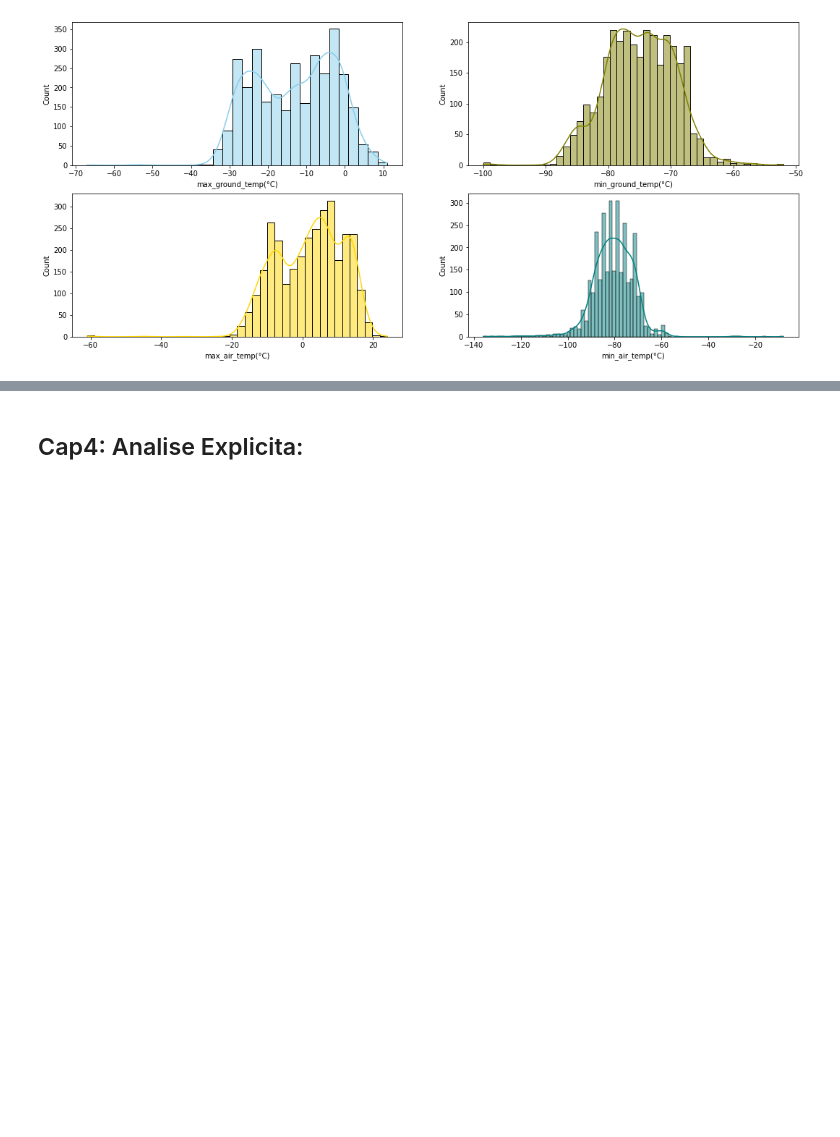
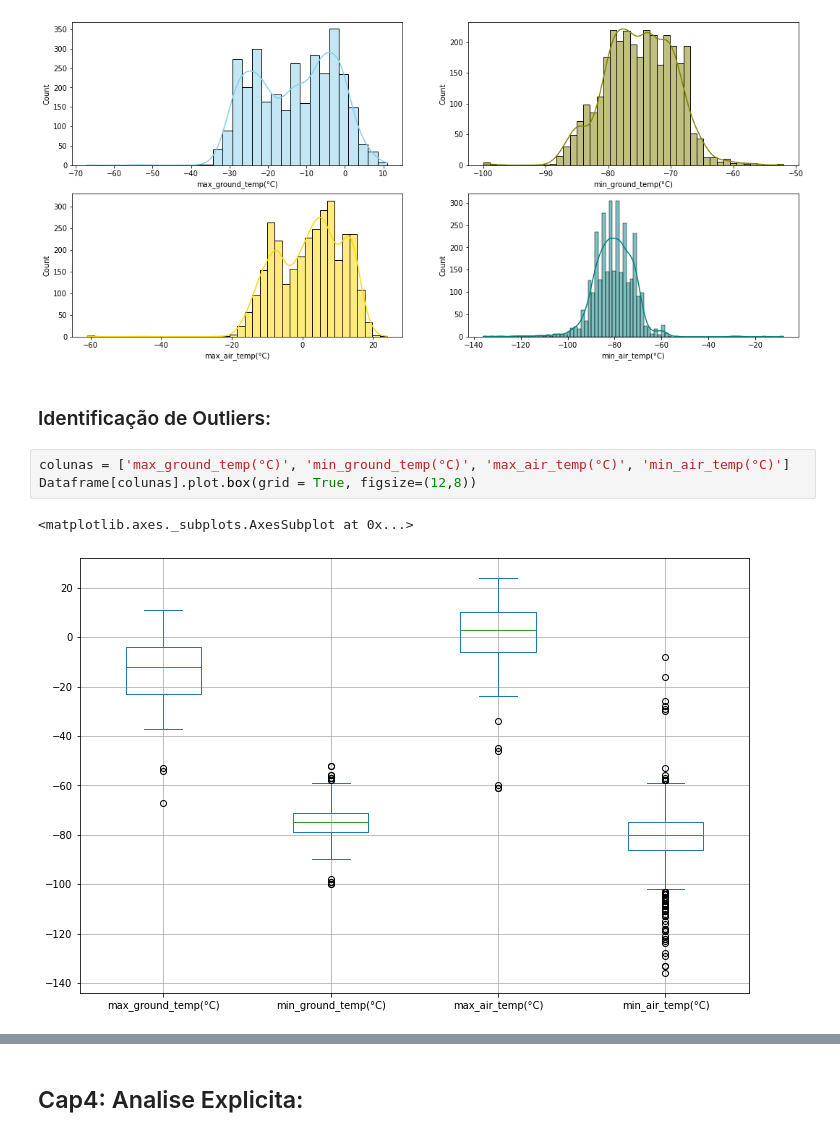
Before and after one commit to Gus-1003/DataScience, a Jupyter notebook: Análise_Dataset_REMS_Mars/Av3_Ciência_de_dados.ipynb, the cells around one changed output, grey strips where cells are left out. Saved outputs shown, nothing was run; the diff lists cells and outputs as text; blank space fills up the shorter version.

```diff
--- a/Análise_Dataset_REMS_Mars/Av3_Ciência_de_dados.ipynb
+++ b/Análise_Dataset_REMS_Mars/Av3_Ciência_de_dados.ipynb
@@ -223,3 +228,11 @@ sb.histplot(data=Dataframe, x='min_air_temp(°C)', kde=True, color="teal", ax=ax
 plt.show()
 # %% [output]
 [figure]
+# %% [markdown]
+### Identificação de Outliers:
+# %%
+colunas = ['max_ground_temp(°C)', 'min_ground_temp(°C)', 'max_air_temp(°C)', 'min_air_temp(°C)']
+Dataframe[colunas].plot.box(grid = True, figsize=(12,8))
+# %% [output]
+<matplotlib.axes._subplots.AxesSubplot at 0x...>
+[figure, added]
```
Also changed, not shown: parts of 15 cells of this notebook.
